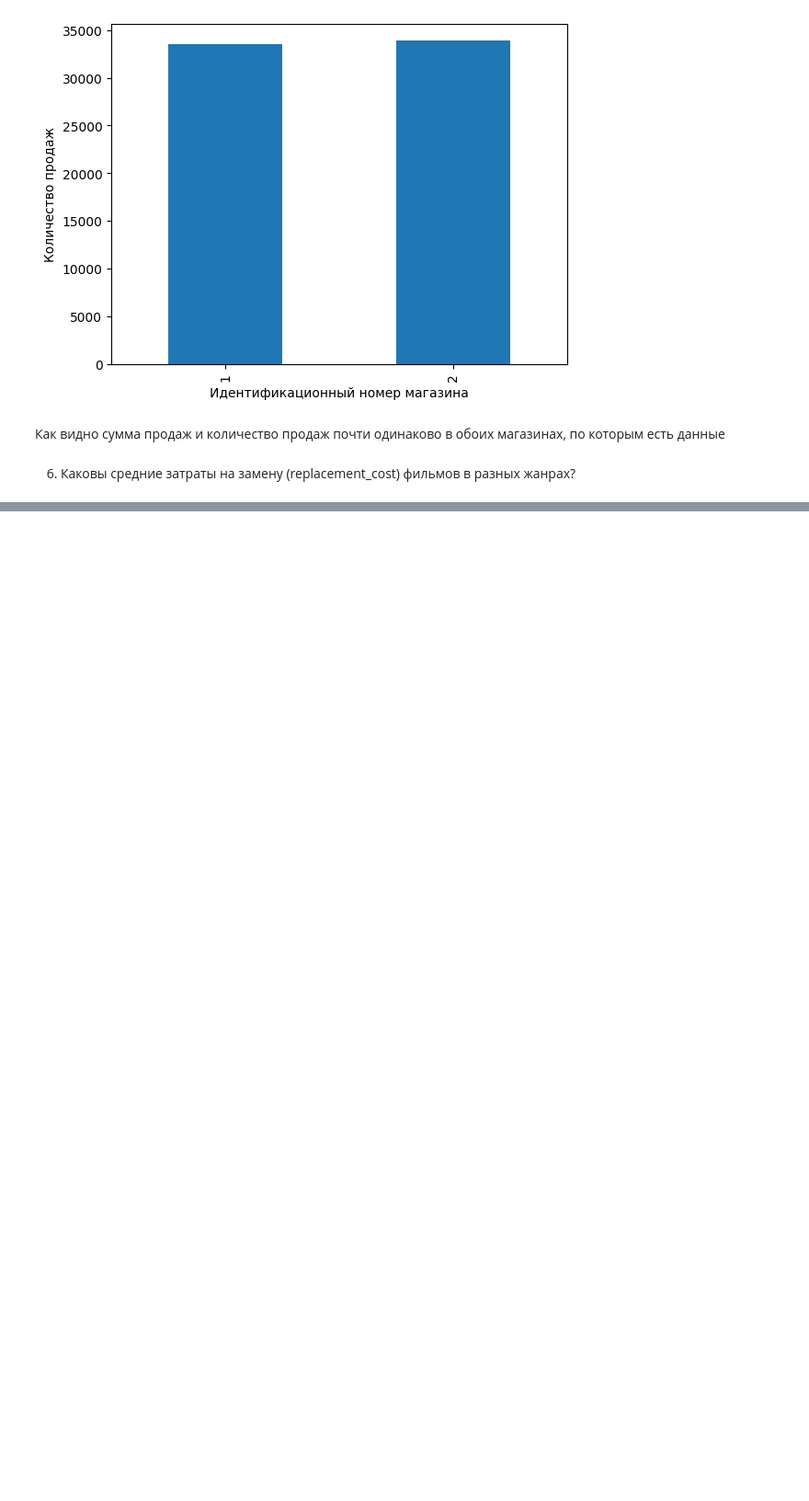
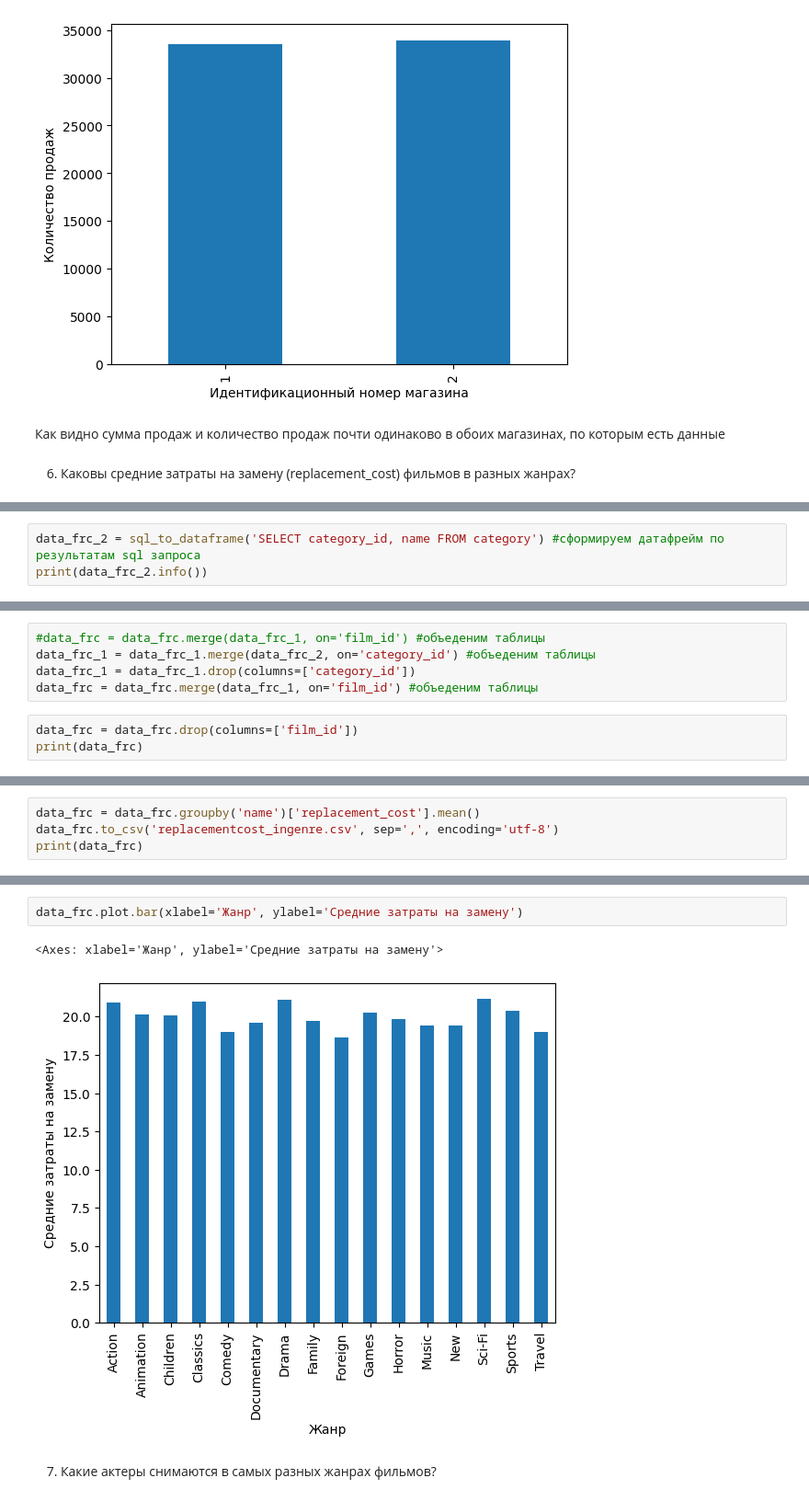
Before and after one commit to chebandenis/DZ_innopolis, a Jupyter notebook: db.ipynb, the cells around one changed output, grey strips where cells are left out. Shown: that part at 92% size. Cells and saved outputs as stored; diff of their text form; blank space fills up the shorter version.

```diff
--- a/db.ipynb
+++ b/db.ipynb
@@ -307,0 +336,3 @@ Name: amount, dtype: int64
+# %%
+data_frc_2 = sql_to_dataframe('SELECT category_id, name FROM category') #сформируем датафрейм по результатам sql запроса
+print(data_frc_2.info())
@@ -307,0 +352,8 @@ Name: amount, dtype: int64
+# %%
+#data_frc = data_frc.merge(data_frc_1, on='film_id') #объеденим таблицы
+data_frc_1 = data_frc_1.merge(data_frc_2, on='category_id') #объеденим таблицы
+data_frc_1 = data_frc_1.drop(columns=['category_id'])
+data_frc = data_frc.merge(data_frc_1, on='film_id') #объеденим таблицы
+# %%
+data_frc = data_frc.drop(columns=['film_id'])
+print(data_frc)
@@ -307,0 +375,4 @@ Name: amount, dtype: int64
+# %%
+data_frc = data_frc.groupby('name')['replacement_cost'].mean()
+data_frc.to_csv('replacementcost_ingenre.csv', sep=',', encoding='utf-8')
+print(data_frc)
@@ -307,0 +398,7 @@ Name: amount, dtype: int64
+# %%
+data_frc.plot.bar(xlabel='Жанр', ylabel='Средние затраты на замену')
+# %% [output]
+<Axes: xlabel='Жанр', ylabel='Средние затраты на замену'>
+[figure, added]
+# %% [markdown]
+7. Какие актеры снимаются в самых разных жанрах фильмов?
```
Also changed, not shown: parts of 7 cells of this notebook, 1 other file.
